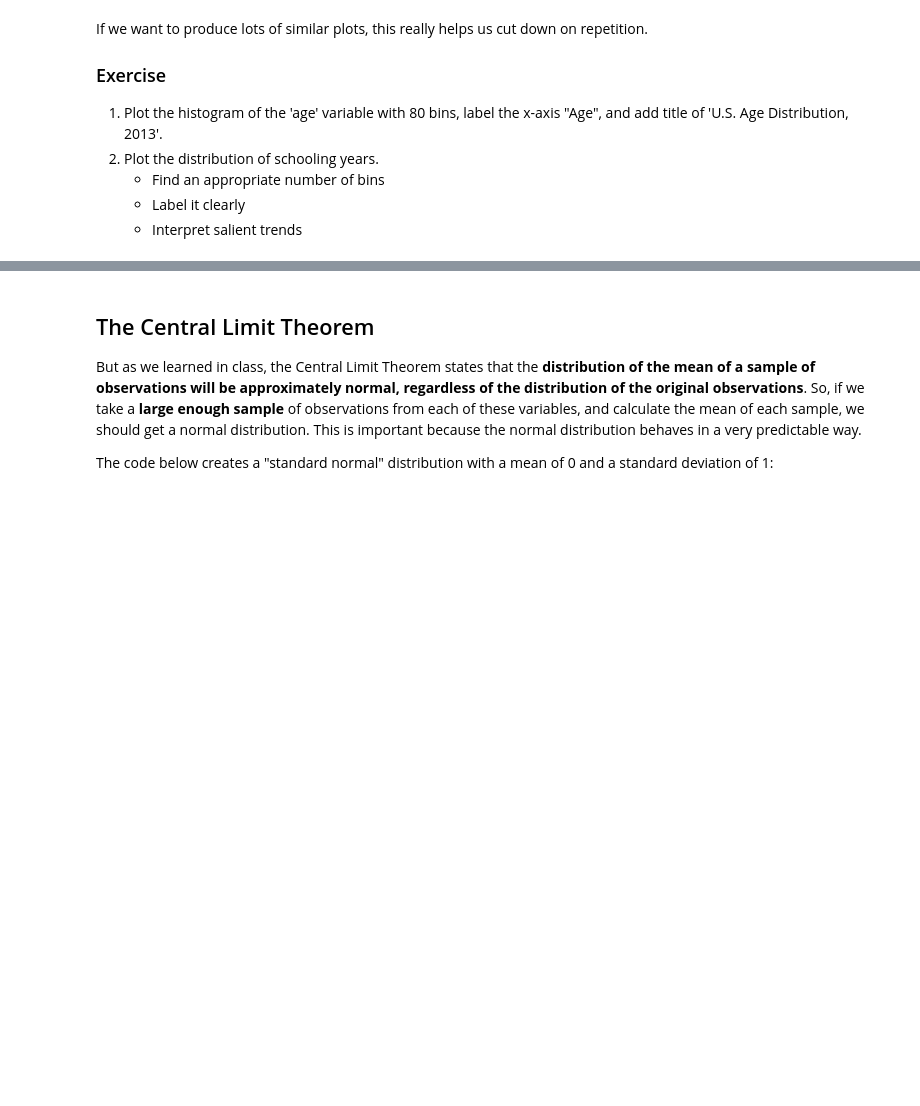
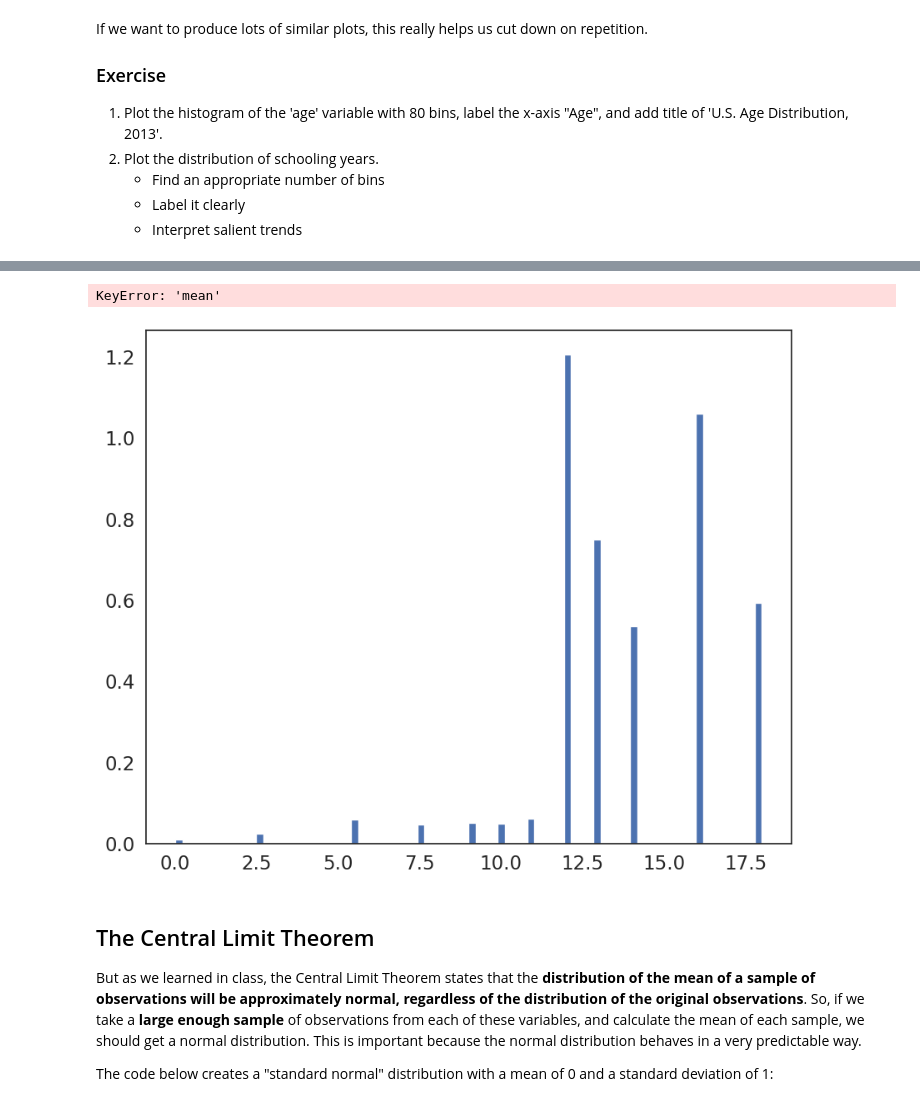
Before and after one commit to wigglyworm88/QM2, a Jupyter notebook: notebooks/W05. Distributions and Basic Statistics.ipynb, the cells around one changed output, grey strips where cells are left out. Cells and saved outputs as stored; diff of their text form; code cells hidden in the pictures; blank space fills up the shorter version.

```diff
--- a/notebooks/W05. Distributions and Basic Statistics.ipynb
+++ b/notebooks/W05. Distributions and Basic Statistics.ipynb
@@ -333,3 +364,8 @@ If we want to produce lots of similar plots, this really helps us cut down on re
+# %%
+plot_histogram(variable = df['sch'], bin_number = 80, xlab = 'School)', title = 'U.S. Educational Distribution, 2013')
+# %% [output]
+KeyError: 'mean'
+[figure, added]
 # %% [markdown]
 ## The Central Limit Theorem
 
```
Also changed, not shown: parts of 16 cells of this notebook.
